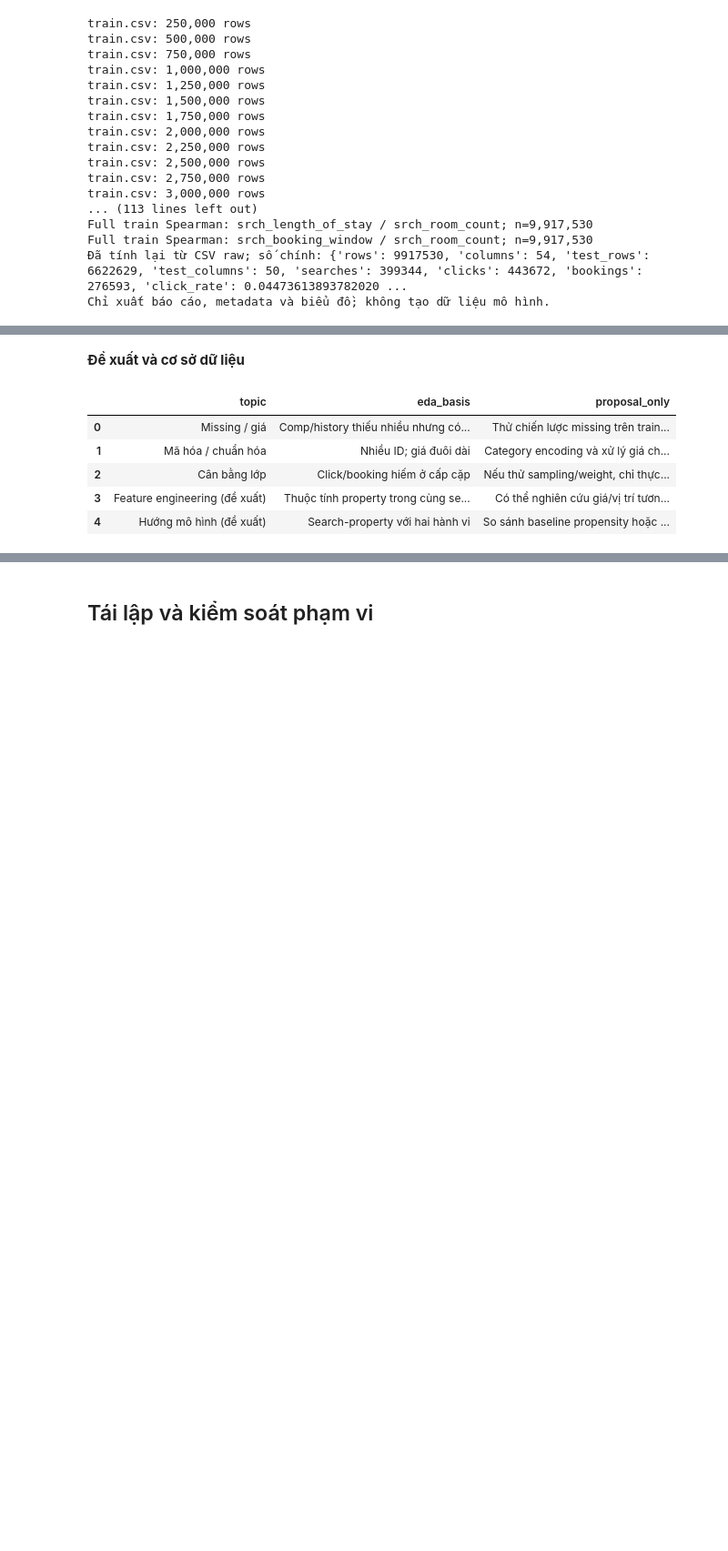
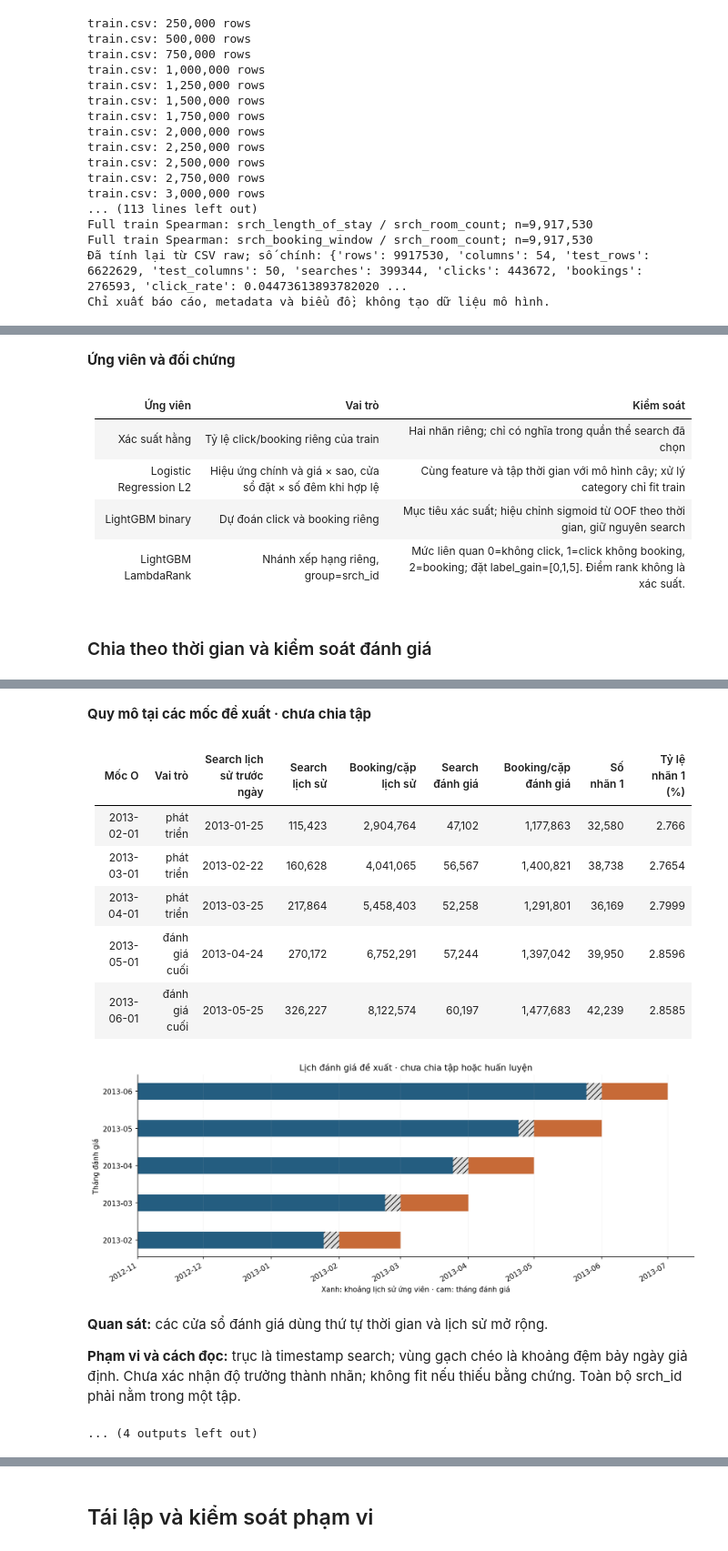
Before and after one commit to AnhQun18/Propensity-VSF-tts, a Jupyter notebook: notebooks/EXPEDIA/expedia_descriptive_report.ipynb, the cells around one changed output, grey strips where cells are left out. Shown at 91% size. Saved outputs shown, nothing was run; the diff lists cells and outputs as text; code cells hidden in the pictures; blank space fills up the shorter version.

Commit message:
Expand Hotel and Expedia reports with research design and evidence

```diff
--- a/notebooks/EXPEDIA/expedia_descriptive_report.ipynb
+++ b/notebooks/EXPEDIA/expedia_descriptive_report.ipynb
@@ -246,3 +306,3 @@ Tách điều đã quan sát khỏi nguyên nhân chưa được chứng minh. K
 # %%
-eda.show_section(report, 'conclusion_main')
+eda.show_section(report, 'design')
 # %% [output]
@@ -259,7 +317,8 @@ Các lựa chọn dưới đây là hướng nghiên cứu dựa trên EDA, khô
-**Đề xuất và cơ sở dữ liệu**
+**Ứng viên và đối chứng**
-|  | topic | eda_basis | proposal_only |
-| 0 | Missing / giá | Comp/history thiếu nhiều nhưng có... | Thử chiến lược missing trên train... |
-| 1 | Mã hóa / chuẩn hóa | Nhiều ID; giá đuôi dài | Category encoding và xử lý giá ch... |
-| 2 | Cân bằng lớp | Click/booking hiếm ở cấp cặp | Nếu thử sampling/weight, chỉ thực... |
-| 3 | Feature engineering (đề xuất) | Thuộc tính property trong cùng se... | Có thể nghiên cứu giá/vị trí tươn... |
-| 4 | Hướng mô hình (đề xuất) | Search-property với hai hành vi | So sánh baseline propensity hoặc ... |
+| Ứng viên | Vai trò | Kiểm soát |
+| --- | --- | --- |
+| Xác suất hằng | Tỷ lệ click/booking riêng của train | Hai nhãn riêng; chỉ có nghĩa trong quần thể search đã chọn |
+| Logistic Regression L2 | Hiệu ứng chính và giá × sao, cửa sổ đặt × số đêm khi hợp lệ | Cùng feature và tập thời gian với mô hình cây; xử lý category chỉ fit train |
+| LightGBM binary | Dự đoán click và booking riêng | Mục tiêu xác suất; hiệu chỉnh sigmoid từ OOF theo thời gian, giữ nguyên search |
+| LightGBM LambdaRank | Nhánh xếp hạng riêng, group=srch_id | Mức liên quan 0=không click, 1=click không booking, 2=booking; đặt label_gain=[0,1,5]. Điểm rank không là xác suất. |
+### Chia theo thời gian và kiểm soát đánh giá
@@ -266 +332,14 @@ Các lựa chọn dưới đây là hướng nghiên cứu dựa trên EDA, khô
+**Quy mô tại các mốc đề xuất · chưa chia tập**
+| Mốc O | Vai trò | Search lịch sử trước ngày | Search lịch sử | Booking/cặp lịch sử | Search đánh giá | Booking/cặp đánh giá | Số nhãn 1 | Tỷ lệ nhãn 1 (%) |
+| --- | --- | --- | --- | --- | --- | --- | --- | --- |
+| 2013-02-01 | phát triển | 2013-01-25 | 115,423 | 2,904,764 | 47,102 | 1,177,863 | 32,580 | 2.766 |
+| 2013-03-01 | phát triển | 2013-02-22 | 160,628 | 4,041,065 | 56,567 | 1,400,821 | 38,738 | 2.7654 |
+| 2013-04-01 | phát triển | 2013-03-25 | 217,864 | 5,458,403 | 52,258 | 1,291,801 | 36,169 | 2.7999 |
+| 2013-05-01 | đánh giá cuối | 2013-04-24 | 270,172 | 6,752,291 | 57,244 | 1,397,042 | 39,950 | 2.8596 |
+| 2013-06-01 | đánh giá cuối | 2013-05-25 | 326,227 | 8,122,574 | 60,197 | 1,477,683 | 42,239 | 2.8585 |
+[figure, added]
+**Quan sát:** các cửa sổ đánh giá dùng thứ tự thời gian và lịch sử mở rộng.
+
+**Phạm vi và cách đọc:** trục là timestamp search; vùng gạch chéo là khoảng đệm bảy ngày giả định. Chưa xác nhận độ trưởng thành nhãn; không fit nếu thiếu bằng chứng. Toàn bộ srch_id phải nằm trong một tập.
+... (4 outputs left out)
 # %% [markdown]
```
Also changed, not shown: parts of 24 cells of this notebook, 17 other files.
